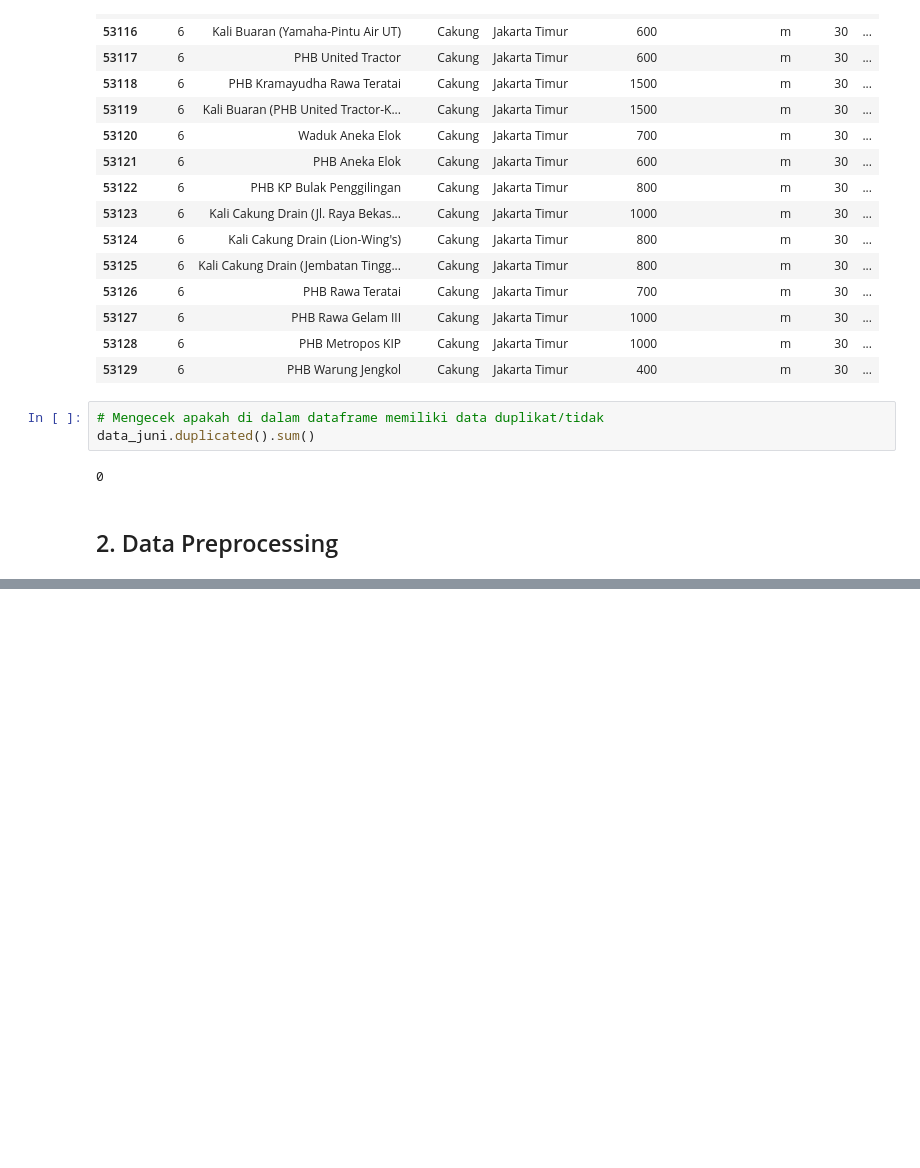
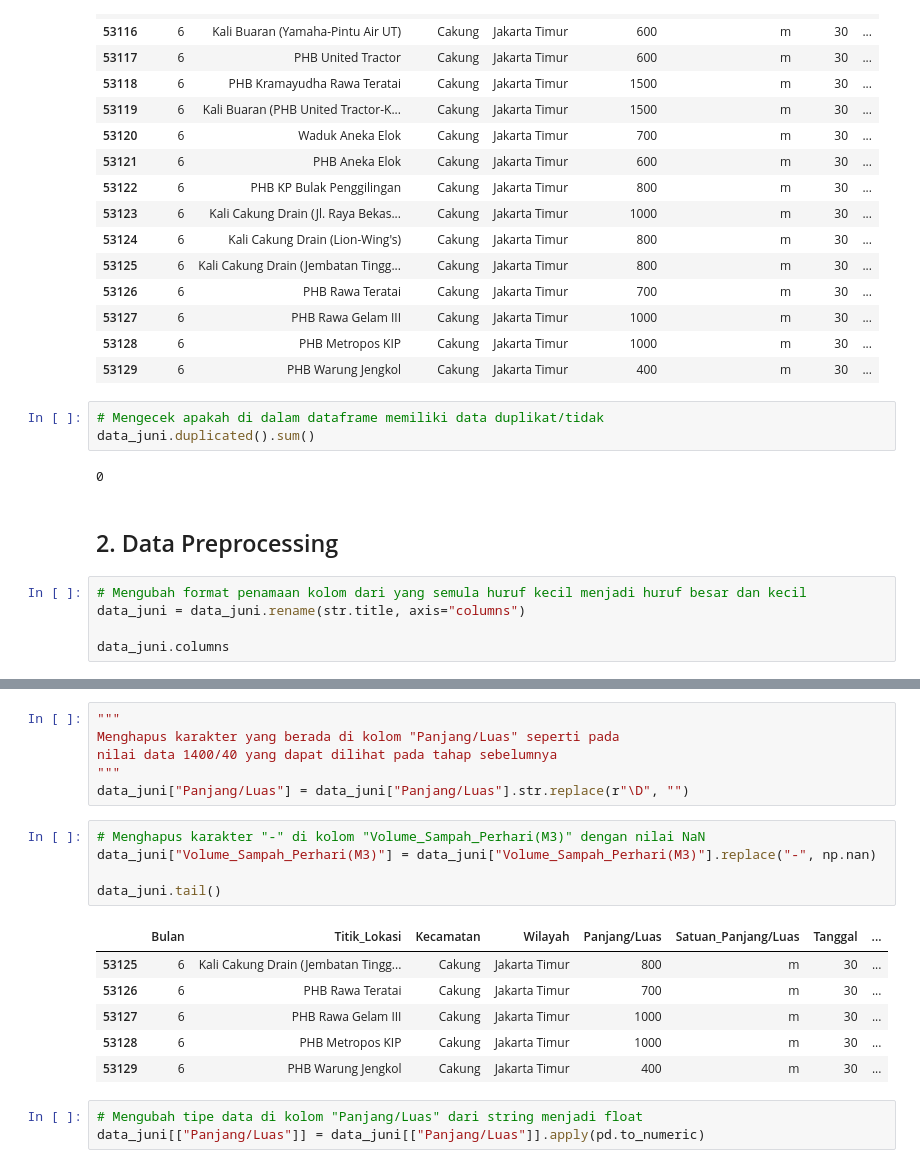
Before and after one commit to pramudianzaheka92/ProjectTugasAkhir, a Jupyter notebook: 6 - 2021/Prediksi Tingkat Pengangkutan Volume Sampah di Bulan Juni 2021 - Dengan Nilai Random State.ipynb, the cells around one changed output, grey strips where cells are left out. Drawn from its saved outputs; the diff is of its cells as text; blank space fills up the shorter version.

Commit message:
Menyelesaikan Data Preprocessing (Hapus Kolom, Outliers, dll) di Bulan Juni

```diff
--- a/6 - 2021/Prediksi Tingkat Pengangkutan Volume Sampah di Bulan Juni 2021 - Dengan Nilai Random State.ipynb
+++ b/6 - 2021/Prediksi Tingkat Pengangkutan Volume Sampah di Bulan Juni 2021 - Dengan Nilai Random State.ipynb
@@ -239,3 +239,8 @@ data_juni.duplicated().sum()
 0
 # %% [markdown]
 ## 2. Data Preprocessing
+# %%
+# Mengubah format penamaan kolom dari yang semula huruf kecil menjadi huruf besar dan kecil
+data_juni = data_juni.rename(str.title, axis="columns")
+
+data_juni.columns
@@ -241,0 +270,21 @@ data_juni.duplicated().sum()
+# %%
+"""
+Menghapus karakter yang berada di kolom "Panjang/Luas" seperti pada
+nilai data 1400/40 yang dapat dilihat pada tahap sebelumnya
+"""
+data_juni["Panjang/Luas"] = data_juni["Panjang/Luas"].str.replace(r"\D", "")
+# %%
+# Menghapus karakter "-" di kolom "Volume_Sampah_Perhari(M3)" dengan nilai NaN
+data_juni["Volume_Sampah_Perhari(M3)"] = data_juni["Volume_Sampah_Perhari(M3)"].replace("-", np.nan)
+
+data_juni.tail()
+# %% [output]
+|  | Bulan | Titik_Lokasi | Kecamatan | Wilayah | Panjang/Luas | Satuan_Panjang/Luas | Tanggal | ... |
+| 53125 | 6 | Kali Cakung Drain (Jembatan Tingg... | Cakung | Jakarta Timur | 800 | m | 30 | ... |
+| 53126 | 6 | PHB Rawa Teratai | Cakung | Jakarta Timur | 700 | m | 30 | ... |
+| 53127 | 6 | PHB Rawa Gelam III | Cakung | Jakarta Timur | 1000 | m | 30 | ... |
+| 53128 | 6 | PHB Metropos KIP | Cakung | Jakarta Timur | 1000 | m | 30 | ... |
+| 53129 | 6 | PHB Warung Jengkol | Cakung | Jakarta Timur | 400 | m | 30 | ... |
+# %%
+# Mengubah tipe data di kolom "Panjang/Luas" dari string menjadi float
+data_juni[["Panjang/Luas"]] = data_juni[["Panjang/Luas"]].apply(pd.to_numeric)
```
Also changed, not shown: parts of 15 cells of this notebook.
